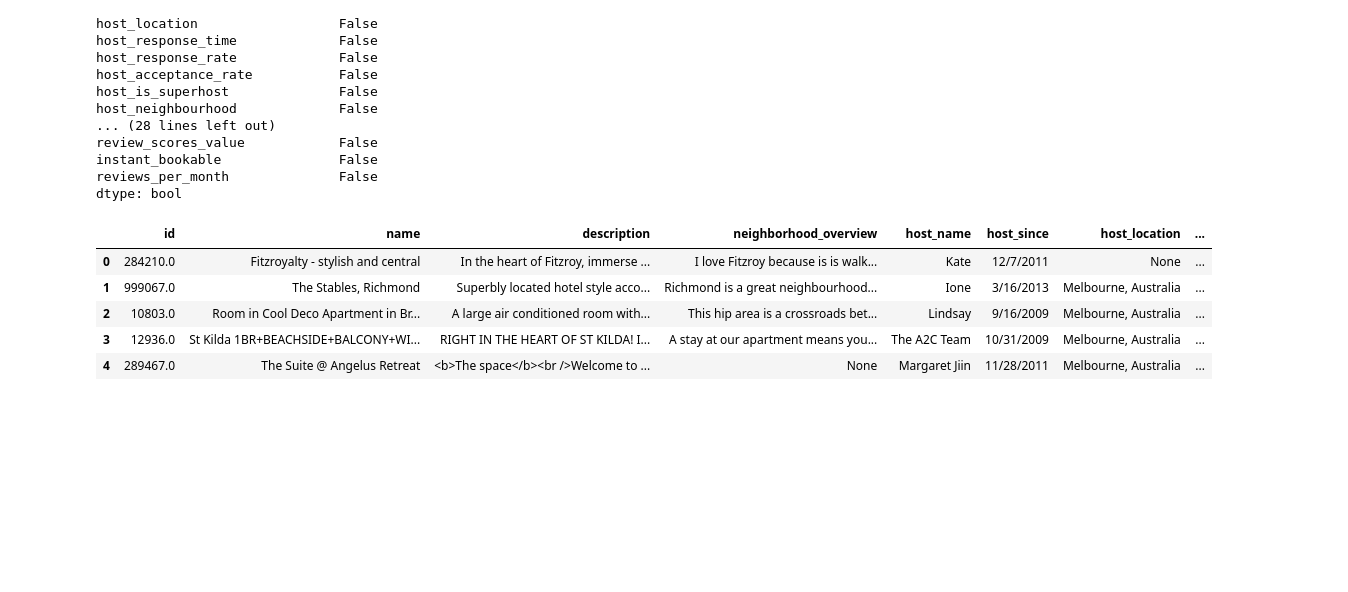
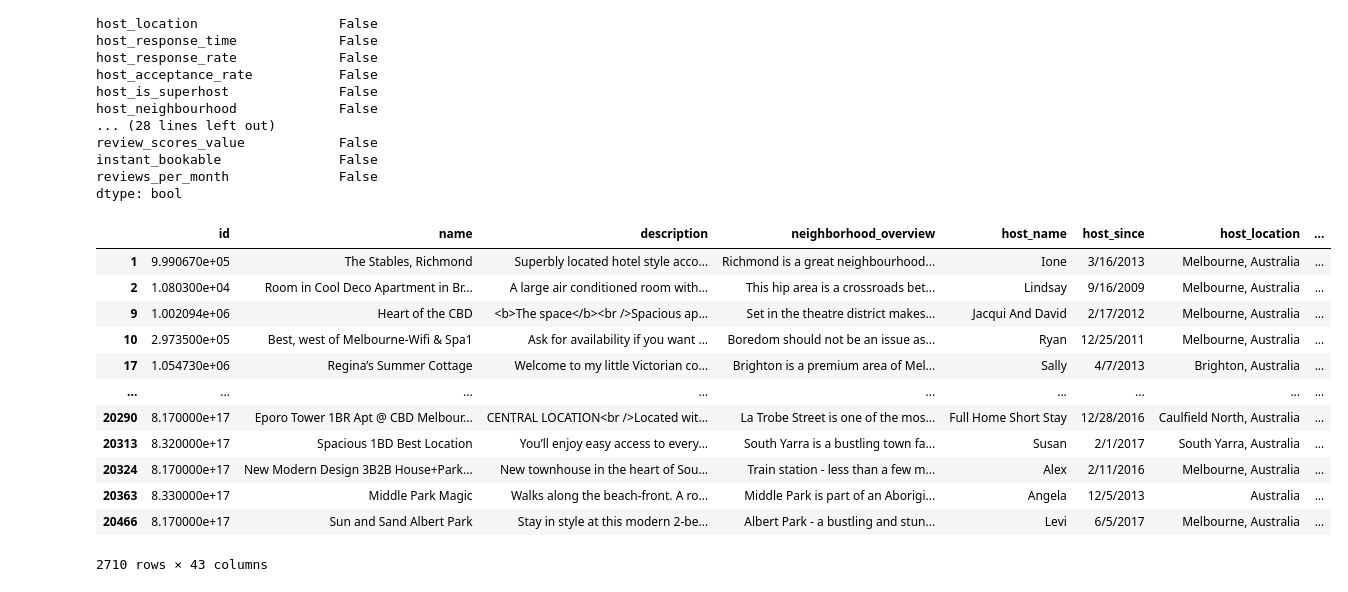
Before and after one commit to VirmarSosa/Airbnb, a Jupyter notebook: Data/Data_Cleaning.ipynb, the cells around one changed output. Drawn from its saved outputs; the diff is of its cells as text; code cells hidden in the pictures; blank space fills up the shorter version.

```diff
--- a/Data/Data_Cleaning.ipynb
+++ b/Data/Data_Cleaning.ipynb
@@ -25,6 +41,9 @@ data= data.drop('calculated_host_listings_count',axis=1)
 data= data.drop('calculated_host_listings_count_entire_homes',axis=1)
 data= data.drop('calculated_host_listings_count_private_rooms',axis=1)
 data= data.drop('calculated_host_listings_count_shared_rooms',axis=1)
+# %%
+data['price'] = data['price'].str.replace('$', '').str.replace(',', '').astype(float)
+data['price'] =data['price'].astype(int)
 # %%
 #how many NaNs in the dataset?
 
@@ -102,12 +117,10 @@ data.head()
 data.columns = data.columns.str.replace('[#,@,&]', '')
 # %%
 #adjust columns that are T/F to show True/False
-data['host_is_superhost'] = data['host_is_superhost'].map({'t': True, 'f': False})
-data['host_is_superhost'] = data['host_is_superhost'].astype(object)
-data['has_availability'] = data['has_availability'].map({'t': True, 'f': False})
-data['has_availability'] = data['has_availability'].astype(object)
-data['instant_bookable'] = data['instant_bookable'].map({'t': True, 'f': False})
-data['instant_bookable'] = data['instant_bookable'].astype(object)
+data['host_is_superhost'] = data['host_is_superhost'].map({'t': "true", 'f': "false"})
+
+data['has_availability'] = data['has_availability'].map({'t': "true", 'f': "false"})
+data['instant_bookable'] = data['instant_bookable'].map({'t': "true", 'f': "false"})
 # %%
 #view first few values of a random column to check is there is any NaN
 data['host_response_rate'].head()
@@ -146,12 +159,18 @@ instant_bookable               False
 reviews_per_month              False
 dtype: bool
 # %%
-
-data.head()
+data
 # %% [output]
 |  | id | name | description | neighborhood_overview | host_name | host_since | host_location | ... |
-| 0 | 284210.0 | Fitzroyalty - stylish and central | In the heart of Fitzroy, immerse ... | I love Fitzroy because is is walk... | Kate | 12/7/2011 | None | ... |
-| 1 | 999067.0 | The Stables, Richmond | Superbly located hotel style acco... | Richmond is a great neighbourhood... | Ione | 3/16/2013 | Melbourne, Australia | ... |
-| 2 | 10803.0 | Room in Cool Deco Apartment in Br... | A large air conditioned room with... | This hip area is a crossroads bet... | Lindsay | 9/16/2009 | Melbourne, Australia | ... |
-| 3 | 12936.0 | St Kilda 1BR+BEACHSIDE+BALCONY+WI... | RIGHT IN THE HEART OF ST KILDA! I... | A stay at our apartment means you... | The A2C Team | 10/31/2009 | Melbourne, Australia | ... |
-| 4 | 289467.0 | The Suite @ Angelus Retreat | <b>The space</b><br />Welcome to ... | None | Margaret Jiin | 11/28/2011 | Melbourne, Australia | ... |
+| 1 | 9.990670e+05 | The Stables, Richmond | Superbly located hotel style acco... | Richmond is a great neighbourhood... | Ione | 3/16/2013 | Melbourne, Australia | ... |
+| 2 | 1.080300e+04 | Room in Cool Deco Apartment in Br... | A large air conditioned room with... | This hip area is a crossroads bet... | Lindsay | 9/16/2009 | Melbourne, Australia | ... |
+| 9 | 1.002094e+06 | Heart of the CBD | <b>The space</b><br />Spacious ap... | Set in the theatre district makes... | Jacqui And David | 2/17/2012 | Melbourne, Australia | ... |
+| 10 | 2.973500e+05 | Best, west of Melbourne-Wifi & Spa1 | Ask for availability if you want ... | Boredom should not be an issue as... | Ryan | 12/25/2011 | Melbourne, Australia | ... |
+| 17 | 1.054730e+06 | Regina’s Summer Cottage | Welcome to my little Victorian co... | Brighton is a premium area of Mel... | Sally | 4/7/2013 | Brighton, Australia | ... |
+| ... | ... | ... | ... | ... | ... | ... | ... | ... |
+| 20290 | 8.170000e+17 | Eporo Tower 1BR Apt @ CBD Melbour... | CENTRAL LOCATION<br />Located wit... | La Trobe Street is one of the mos... | Full Home Short Stay | 12/28/2016 | Caulfield North, Australia | ... |
+| 20313 | 8.320000e+17 | Spacious 1BD Best Location | You’ll enjoy easy access to every... | South Yarra is a bustling town fa... | Susan | 2/1/2017 | South Yarra, Australia | ... |
+| 20324 | 8.170000e+17 | New Modern Design 3B2B House+Park... | New townhouse in the heart of Sou... | Train station - less than a few m... | Alex | 2/11/2016 | Melbourne, Australia | ... |
+| 20363 | 8.330000e+17 | Middle Park Magic | Walks along the beach-front. A ro... | Middle Park is part of an Aborigi... | Angela | 12/5/2013 | Australia | ... |
+| 20466 | 8.170000e+17 | Sun and Sand Albert Park | Stay in style at this modern 2-be... | Albert Park - a bustling and stun... | Levi | 6/5/2017 | Melbourne, Australia | ... |
+2710 rows × 43 columns
```
Also changed, not shown: parts of 16 cells of this notebook, 13 other files.
